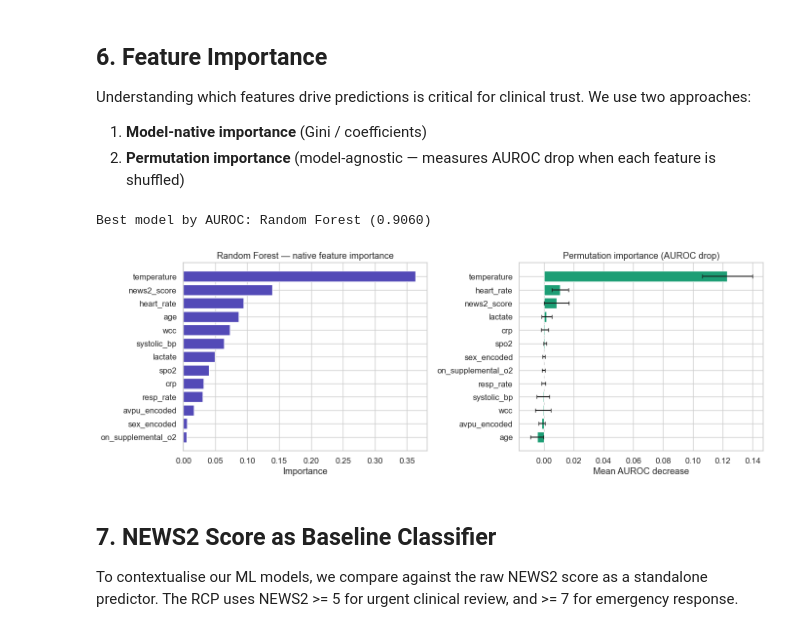
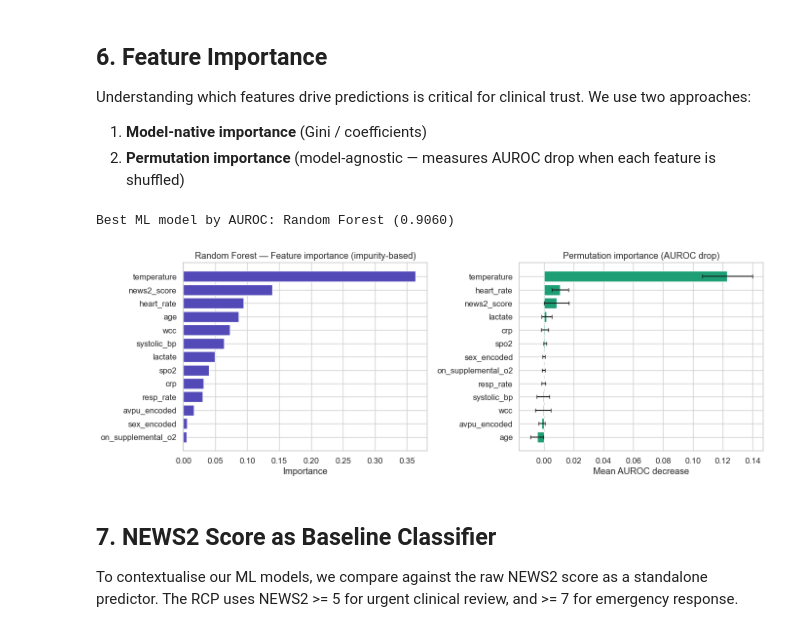
Before and after one commit to M-Omarjee/sepsis-ai, a Jupyter notebook: notebooks/sepsis_detection.ipynb, the cells around one changed output. Cells and saved outputs as stored; diff of their text form; code cells hidden in the pictures.

```diff
--- a/notebooks/sepsis_detection.ipynb
+++ b/notebooks/sepsis_detection.ipynb
@@ -408,46 +473,54 @@ Understanding which features drive predictions is critical for clinical trust. W
 1. **Model-native importance** (Gini / coefficients)
 2. **Permutation importance** (model-agnostic — measures AUROC drop when each feature is shuffled)
 # %%
-best_name = max(results, key=lambda k: results[k]['auroc'])
+# Restrict "best model" selection to ML models — NEWS2 is a comparator,
+# not something we'd deploy on its own. We also skip models without
+# coefficients or feature importances (e.g. NEWS2Baseline).
+ml_model_names = [n for n in results.keys() if n != 'NEWS2 (baseline)']
+best_name = max(ml_model_names, key=lambda k: results[k]['auroc'])
 best_model = fitted_models[best_name]
-print(f"Best model by AUROC: {best_name} ({results[best_name]['auroc']:.4f})\n")
+print(f"Best ML model by AUROC: {best_name} ({results[best_name]['auroc']:.4f})\n")
 
 if hasattr(best_model, 'feature_importances_'):
     importance = best_model.feature_importances_
+    imp_label = 'Feature importance (impurity-based)'
 elif hasattr(best_model, 'coef_'):
     importance = np.abs(best_model.coef_[0])
+    imp_label = 'Feature importance (|coefficient|)'
 else:
     importance = np.zeros(len(feature_cols))
+    imp_label = 'Feature importance (unavailable)'
 
-imp_df = pd.DataFrame({'feature': feature_cols, 'importance': importance}).sort_values('importance', ascending=True)
+imp_df = pd.DataFrame({'feature': feature_cols, 'importance': importance})\
+            .sort_values('importance', ascending=True)
 
 fig, axes = plt.subplots(1, 2, figsize=(14, 5))
 
 axes[0].barh(imp_df['feature'], imp_df['importance'], color='#534AB7', edgecolor='white')
-axes[0].set_title(f'{best_name} — native feature importance')
+axes[0].set_title(f'{best_name} — {imp_label}')
 axes[0].set_xlabel('Importance')
 
 perm_result = permutation_importance(
     best_model, X_test_scaled, y_test,
     n_repeats=20, random_state=RANDOM_STATE, scoring='roc_auc'
 )
 perm_df = pd.DataFrame({
     'feature': feature_cols,
     'importance_mean': perm_result.importances_mean,
     'importance_std': perm_result.importances_std,
 }).sort_values('importance_mean', ascending=True)
 
 axes[1].barh(perm_df['feature'], perm_df['importance_mean'],
              xerr=perm_df['importance_std'], color='#1D9E75', edgecolor='white', capsize=3)
 axes[1].set_title('Permutation importance (AUROC drop)')
 axes[1].set_xlabel('Mean AUROC decrease')
 
 plt.tight_layout()
 plt.savefig('../assets/feature_importance.png', dpi=150, bbox_inches='tight')
 plt.show()
 # %% [output]
-Best model by AUROC: Random Forest (0.9060)
+Best ML model by AUROC: Random Forest (0.9060)
-[figure, old version]
+[figure, new version]
 # %% [markdown]
 ## 7. NEWS2 Score as Baseline Classifier
 
```
Also changed, not shown: parts of 8 cells of this notebook, 1 other file.
